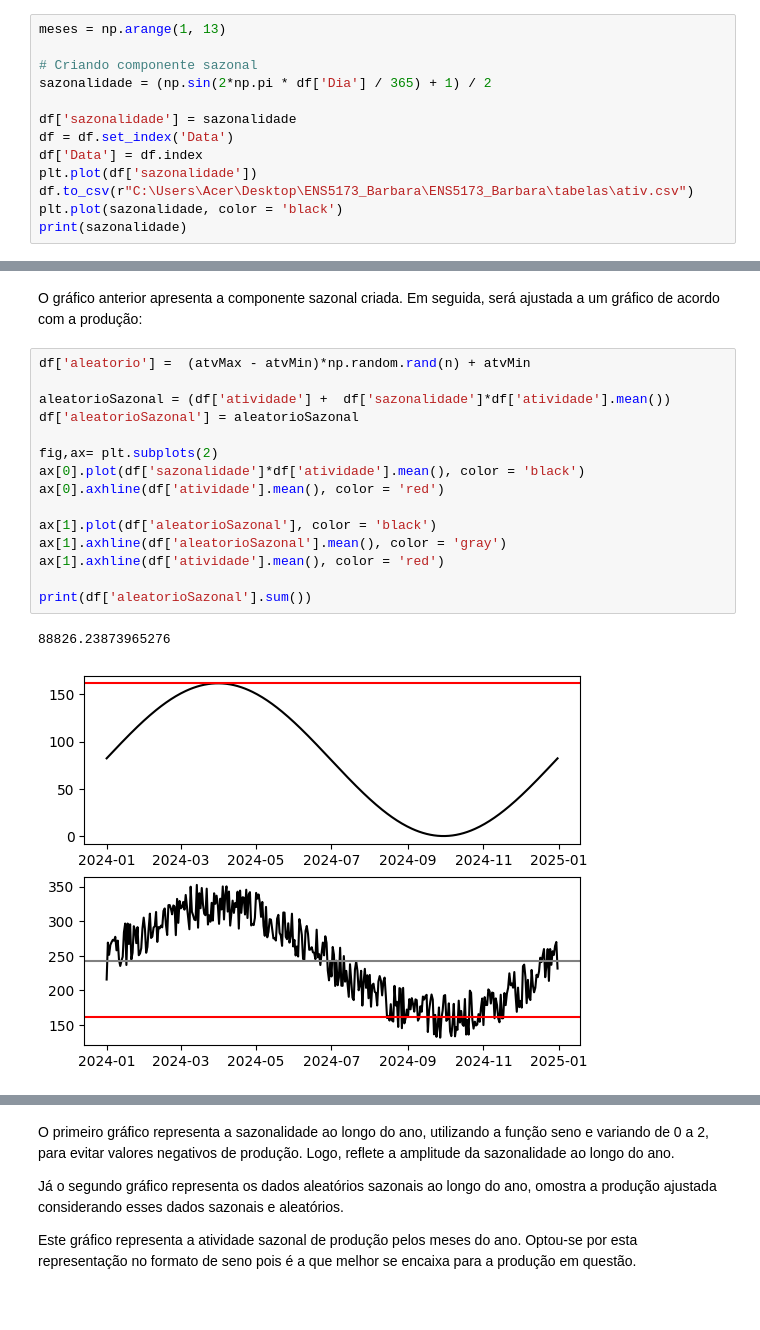
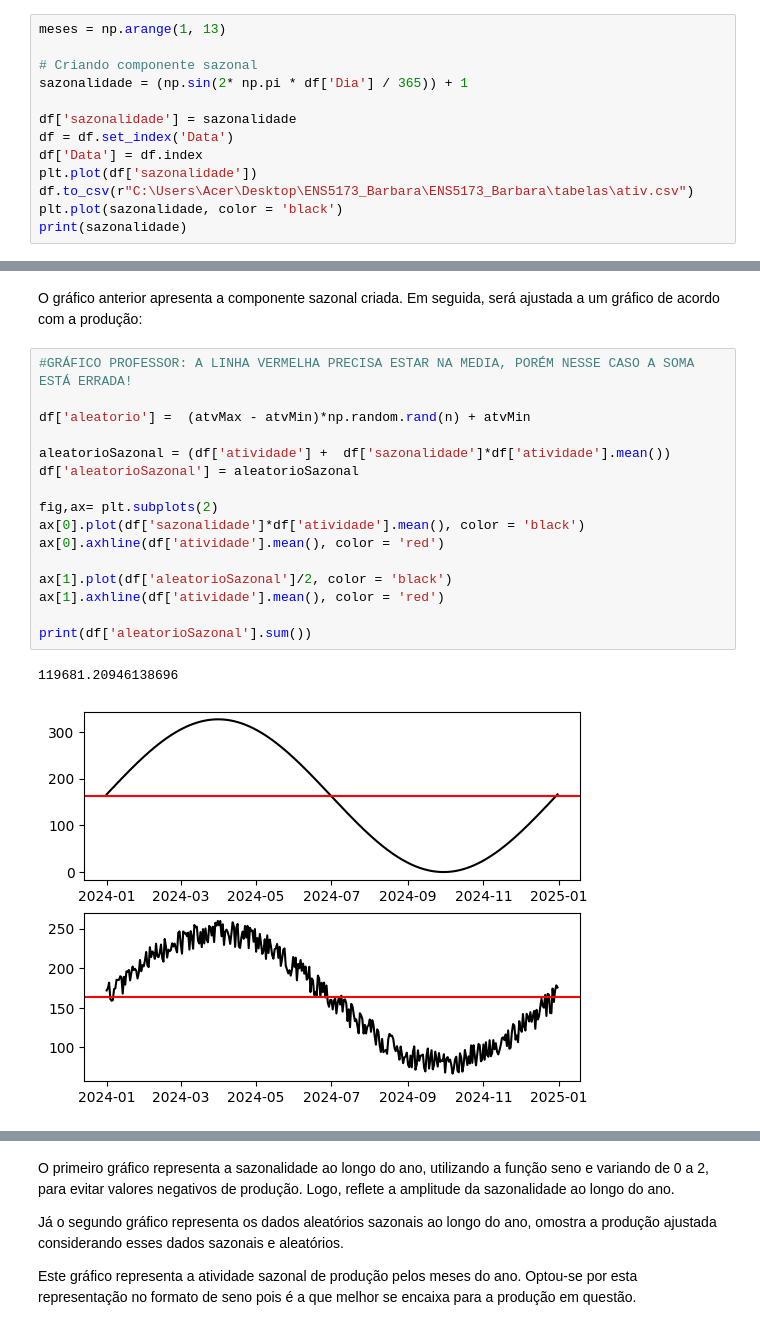
Before and after one commit to BarbaraGirardi07/ENS5173_Barbara, a Jupyter notebook: Atividade01_Parte01.ipynb, the cells around one changed output, grey strips where cells are left out. Saved outputs shown, nothing was run; the diff lists cells and outputs as text.

```diff
--- a/Atividade01_Parte01.ipynb
+++ b/Atividade01_Parte01.ipynb
@@ -270,7 +270,7 @@ Data
 meses = np.arange(1, 13)
 
 # Criando componente sazonal
-sazonalidade = (np.sin(2*np.pi * df['Dia'] / 365) + 1) / 2
+sazonalidade = (np.sin(2* np.pi * df['Dia'] / 365)) + 1
 
 df['sazonalidade'] = sazonalidade
 df = df.set_index('Data')
@@ -297,20 +297,21 @@ Name: Dia, Length: 366, dtype: float64
 # %% [markdown]
 O gráfico anterior apresenta a componente sazonal criada. Em seguida, será ajustada a um gráfico de acordo com a produção:
 # %%
+#GRÁFICO PROFESSOR: A LINHA VERMELHA PRECISA ESTAR NA MEDIA, PORÉM NESSE CASO A SOMA ESTÁ ERRADA!
+
 df['aleatorio'] =  (atvMax - atvMin)*np.random.rand(n) + atvMin
 
 aleatorioSazonal = (df['atividade'] +  df['sazonalidade']*df['atividade'].mean())
 df['aleatorioSazonal'] = aleatorioSazonal
 
 fig,ax= plt.subplots(2)
 ax[0].plot(df['sazonalidade']*df['atividade'].mean(), color = 'black')
 ax[0].axhline(df['atividade'].mean(), color = 'red')
 
-ax[1].plot(df['aleatorioSazonal'], color = 'black')
-ax[1].axhline(df['aleatorioSazonal'].mean(), color = 'gray')
+ax[1].plot(df['aleatorioSazonal']/2, color = 'black')
 ax[1].axhline(df['atividade'].mean(), color = 'red')
 
 print(df['aleatorioSazonal'].sum())
 # %% [output]
-88826.23873965276
+119681.20946138696
-[figure, old version]
+[figure, new version]
```
Also changed, not shown: parts of 3 cells of this notebook.
